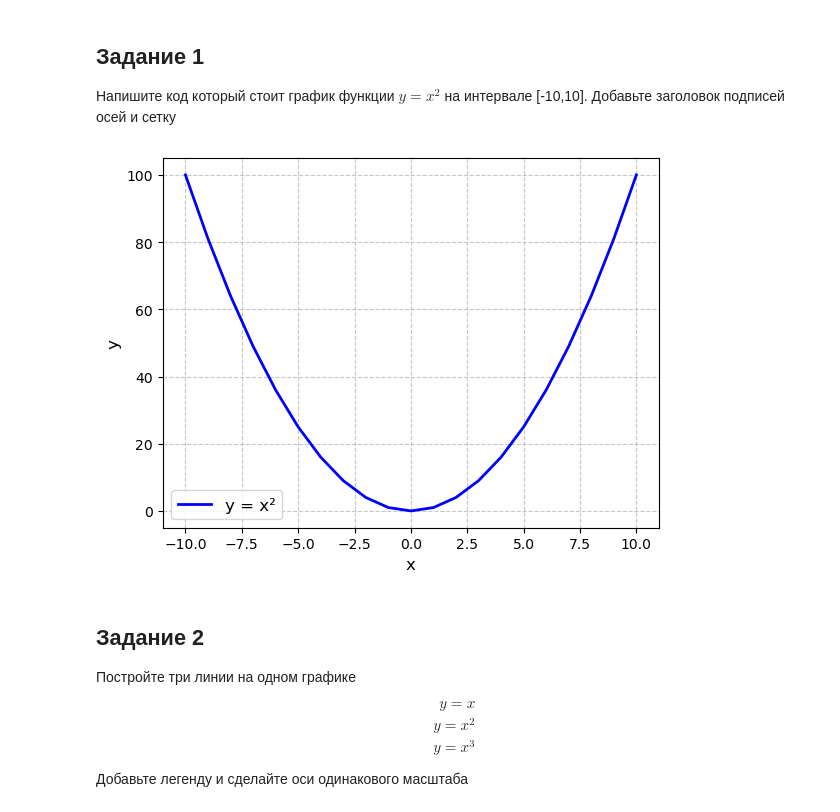
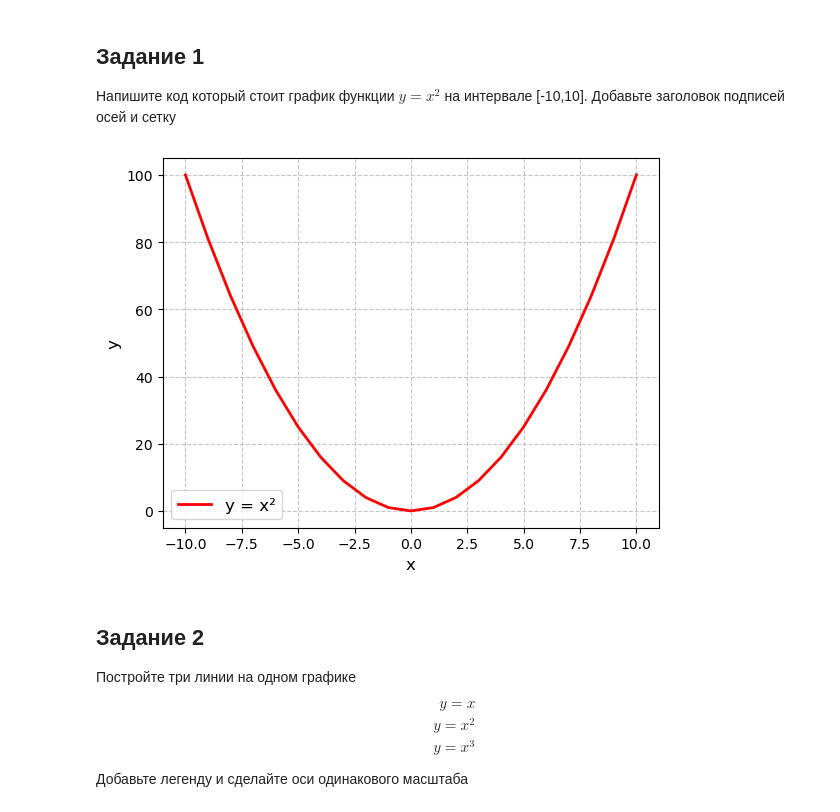
Before and after one commit to StasZatsepin/Lab-3, a Jupyter notebook: Lab 3.ipynb, the cells around one changed output. Cells and saved outputs as stored; diff of their text form; code cells hidden in the pictures.

```diff
--- a/Lab 3.ipynb
+++ b/Lab 3.ipynb
@@ -5,20 +5,20 @@
 # %%
 import numpy as np
 import matplotlib.pyplot as plt
 
 x = np.arange(-10, 11, 1)
 y = x ** 2
 
-plt.plot(x, y, label='y = x²', color='blue', linewidth=2)
+plt.plot(x, y, label='y = x²', color='red', linewidth=2)
 plt.xlabel('x', fontsize=12)
 plt.ylabel('y', fontsize=12)
 
 plt.grid(True, linestyle='--', alpha=0.7)
 
 plt.legend(fontsize=12)
 plt.show()
 # %% [output]
-[figure, old version]
+[figure, new version]
 # %% [markdown]
 ## Задание 2
 Постройте три линии на одном графике
```
Also changed, not shown: parts of 10 cells of this notebook.
